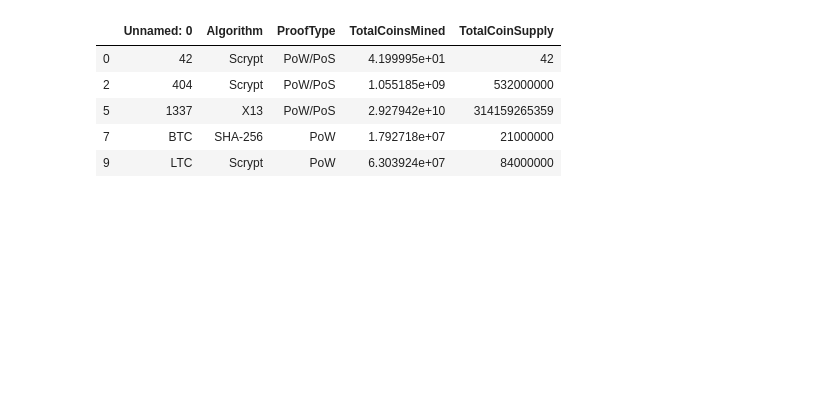
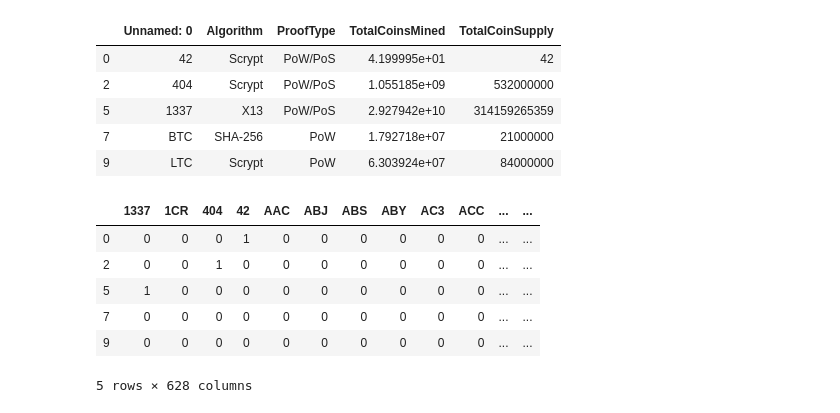
Before and after one commit to chanhodchang/Cryptocurrencies, a Jupyter notebook: Crypto_Data.ipynb, the cells around one changed output. Saved outputs shown, nothing was run; the diff lists cells and outputs as text; code cells hidden in the pictures; blank space fills up the shorter version.

Commit message:
created dummies for text features.

```diff
--- a/Crypto_Data.ipynb
+++ b/Crypto_Data.ipynb
@@ -11,7 +11,7 @@ import hvplot.pandas
 [interactive output not drawn]
 # %%
 file_path = 'Resources/crypto_data.csv'
-crypto_df = pd.read_csv(file_path)
+crypto_df = pd.read_csv(file_path, index_col = 0)
 crypto_df.head()
 # %% [output]
 |  | Unnamed: 0 | CoinName | Algorithm | IsTrading | ProofType | TotalCoinsMined | TotalCoinSupply |
@@ -101,3 +94,14 @@ crypto_df.head()
 | 5 | 1337 | X13 | PoW/PoS | 2.927942e+10 | 314159265359 |
 | 7 | BTC | SHA-256 | PoW | 1.792718e+07 | 21000000 |
 | 9 | LTC | Scrypt | PoW | 6.303924e+07 | 84000000 |
+# %%
+X = pd.get_dummies(crypto_df, columns = ['Algorithm', 'ProofType'])
+X.head()
+# %% [output]
+|  | 1337 | 1CR | 404 | 42 | AAC | ABJ | ABS | ABY | AC3 | ACC | ... | ... |
+| 0 | 0 | 0 | 0 | 1 | 0 | 0 | 0 | 0 | 0 | 0 | ... | ... |
+| 2 | 0 | 0 | 1 | 0 | 0 | 0 | 0 | 0 | 0 | 0 | ... | ... |
+| 5 | 1 | 0 | 0 | 0 | 0 | 0 | 0 | 0 | 0 | 0 | ... | ... |
+| 7 | 0 | 0 | 0 | 0 | 0 | 0 | 0 | 0 | 0 | 0 | ... | ... |
+| 9 | 0 | 0 | 0 | 0 | 0 | 0 | 0 | 0 | 0 | 0 | ... | ... |
+5 rows × 628 columns
```
Also changed, not shown: parts of 3 cells of this notebook.
